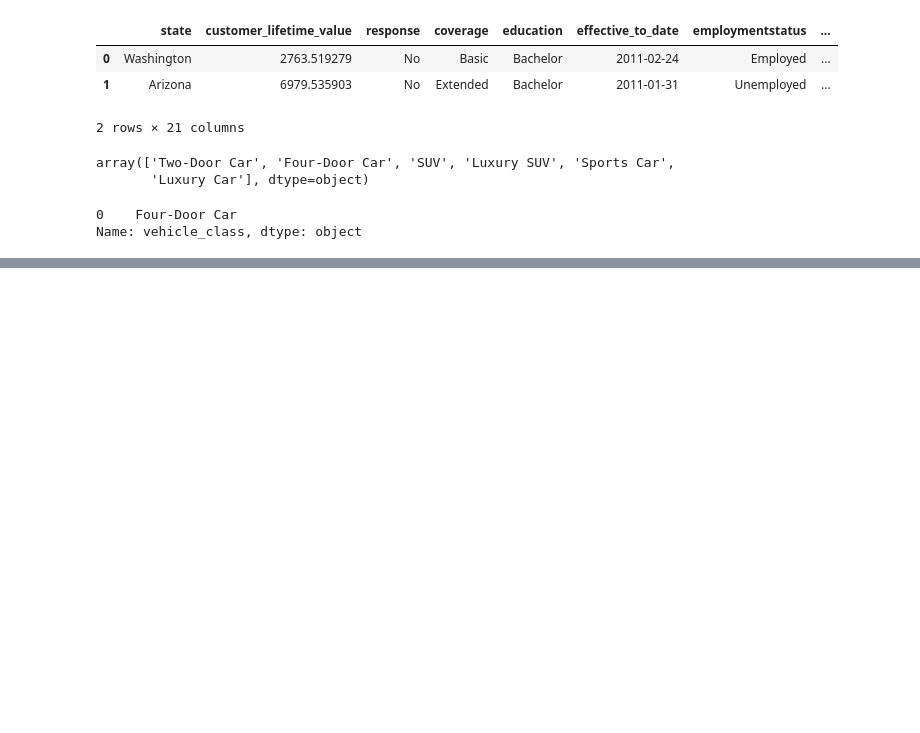
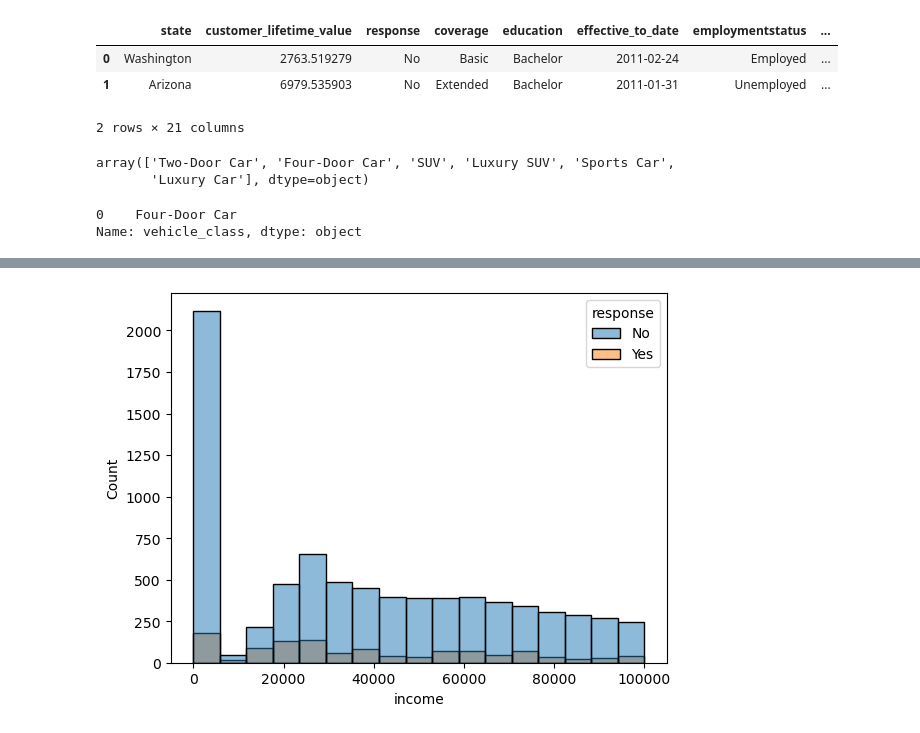
Before and after one commit to RenanGdC/lab-customer-analysis-round-3, a Jupyter notebook: LabCustomerAnalysisRound3.ipynb, the cells around one changed output, grey strips where cells are left out. Drawn from its saved outputs; the diff is of its cells as text; code cells hidden in the pictures; blank space fills up the shorter version.

```diff
--- a/LabCustomerAnalysisRound3.ipynb
+++ b/LabCustomerAnalysisRound3.ipynb
@@ -325,0 +319,5 @@ new.head()
+# %%
+sns.histplot(x='income', hue='response', data=data)
+plt.show()
+# %% [output]
+[figure, added]
```
Also changed, not shown: parts of 16 cells of this notebook.
